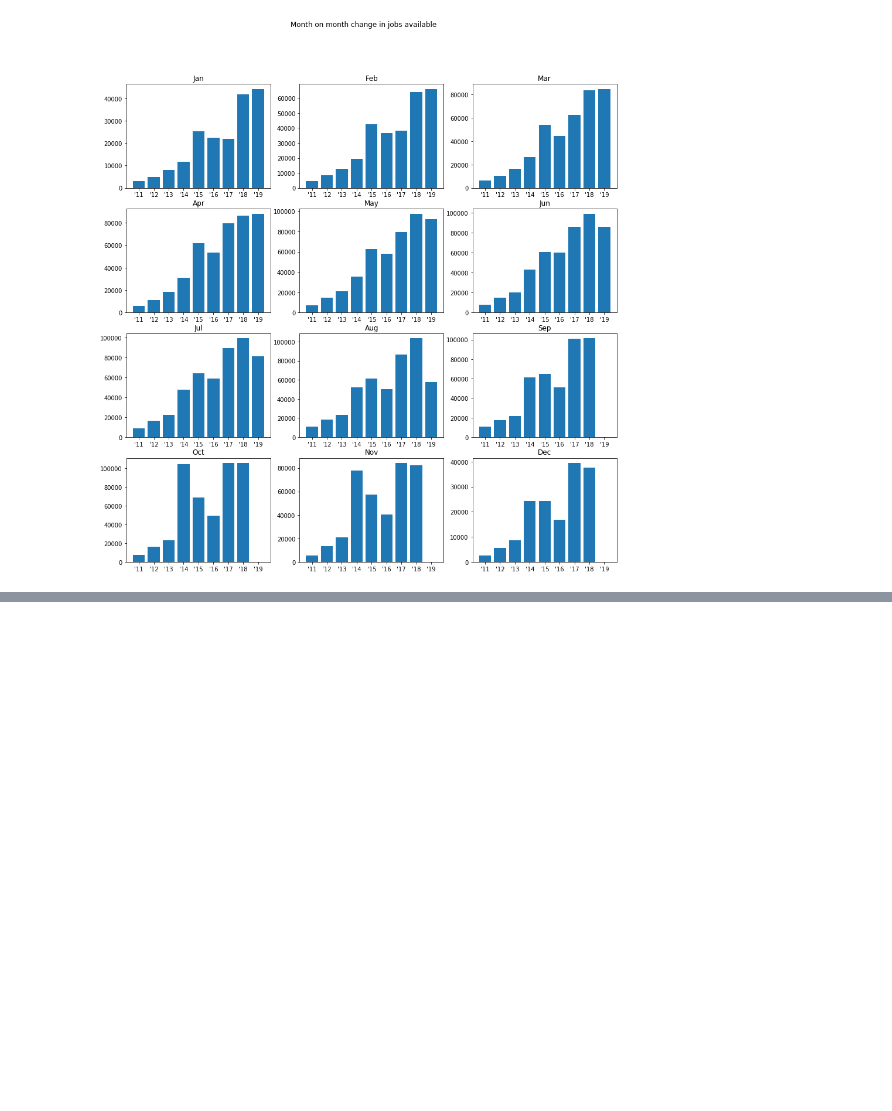
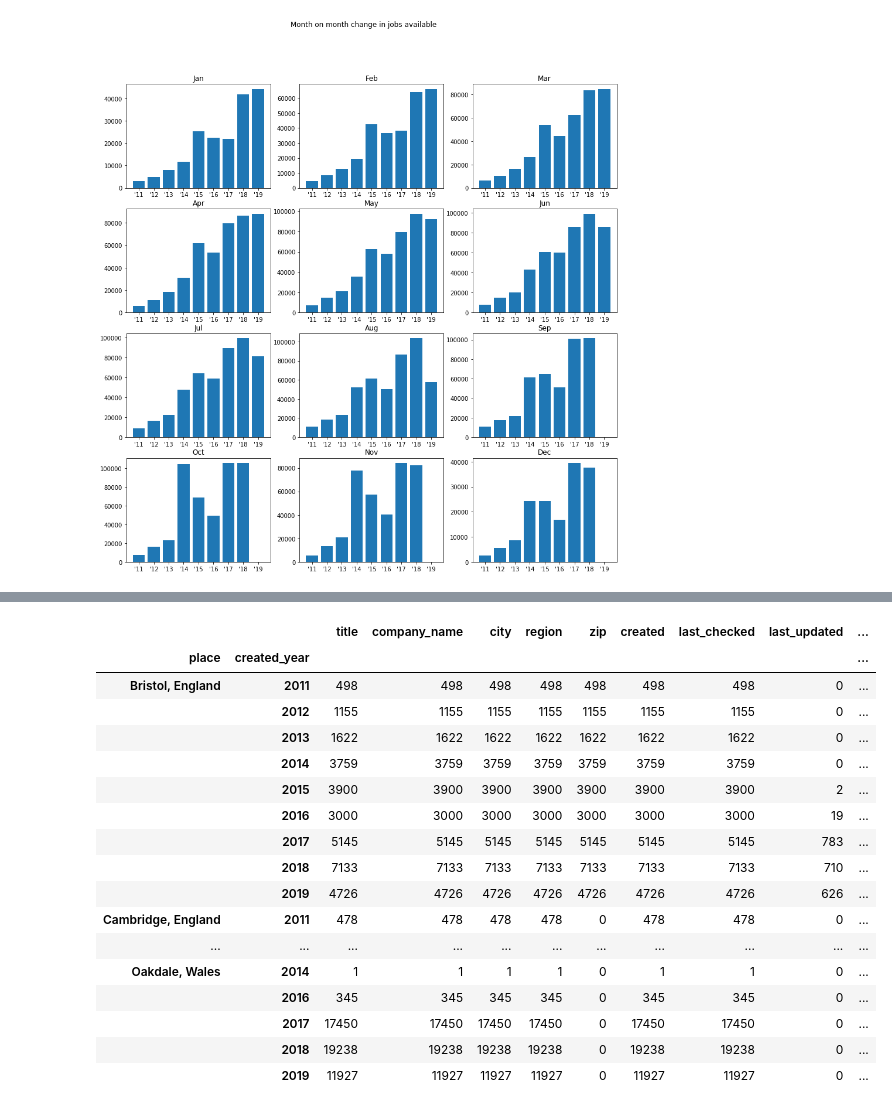
Before and after one commit to Khumo94/citadel-datathon-2019, a Jupyter notebook: load-dataset-1.ipynb, the cells around one changed output, grey strips where cells are left out. Drawn from its saved outputs; the diff is of its cells as text; code cells hidden in the pictures; blank space fills up the shorter version.

```diff
--- a/load-dataset-1.ipynb
+++ b/load-dataset-1.ipynb
@@ -103,0 +94,21 @@ job_listings.dropna(
+# %%
+job_listings_place_top6.groupby(["place","created_year"]).count()
+# %% [output]
+|  |  | title | company_name | city | region | zip | created | last_checked | last_updated | ... |
+| place | created_year |  |  |  |  |  |  |  |  | ... |
+| Bristol, England | 2011 | 498 | 498 | 498 | 498 | 498 | 498 | 498 | 0 | ... |
+|  | 2012 | 1155 | 1155 | 1155 | 1155 | 1155 | 1155 | 1155 | 0 | ... |
+|  | 2013 | 1622 | 1622 | 1622 | 1622 | 1622 | 1622 | 1622 | 0 | ... |
+|  | 2014 | 3759 | 3759 | 3759 | 3759 | 3759 | 3759 | 3759 | 0 | ... |
+|  | 2015 | 3900 | 3900 | 3900 | 3900 | 3900 | 3900 | 3900 | 2 | ... |
+|  | 2016 | 3000 | 3000 | 3000 | 3000 | 3000 | 3000 | 3000 | 19 | ... |
+|  | 2017 | 5145 | 5145 | 5145 | 5145 | 5145 | 5145 | 5145 | 783 | ... |
+|  | 2018 | 7133 | 7133 | 7133 | 7133 | 7133 | 7133 | 7133 | 710 | ... |
+|  | 2019 | 4726 | 4726 | 4726 | 4726 | 4726 | 4726 | 4726 | 626 | ... |
+| Cambridge, England | 2011 | 478 | 478 | 478 | 478 | 0 | 478 | 478 | 0 | ... |
+| ... | ... | ... | ... | ... | ... | ... | ... | ... | ... | ... |
+| Oakdale, Wales | 2014 | 1 | 1 | 1 | 1 | 0 | 1 | 1 | 0 | ... |
+|  | 2016 | 345 | 345 | 345 | 345 | 0 | 345 | 345 | 0 | ... |
+|  | 2017 | 17450 | 17450 | 17450 | 17450 | 0 | 17450 | 17450 | 0 | ... |
+|  | 2018 | 19238 | 19238 | 19238 | 19238 | 0 | 19238 | 19238 | 0 | ... |
+|  | 2019 | 11927 | 11927 | 11927 | 11927 | 0 | 11927 | 11927 | 0 | ... |
```
Also changed, not shown: parts of 6 cells of this notebook, 2 other files.
